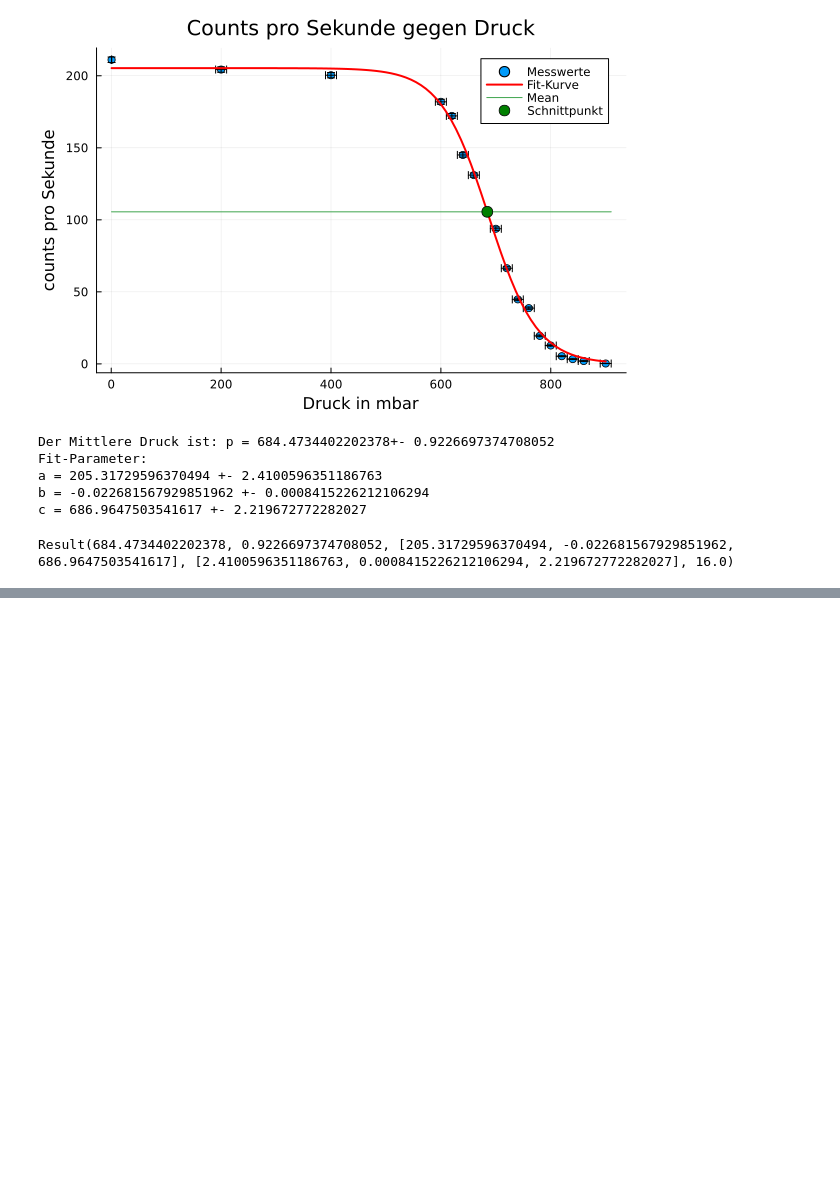
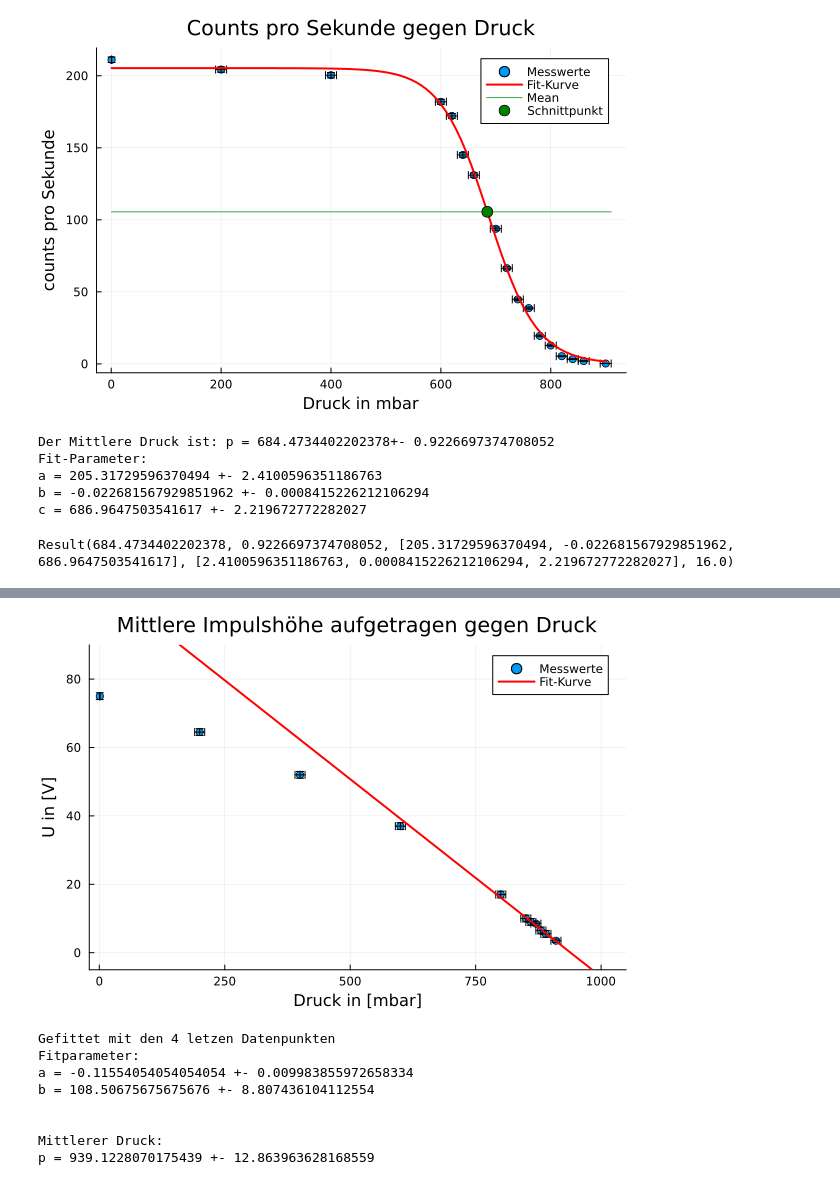
Before and after one commit to Baryonics/pb_ktp_3_3, a Jupyter notebook: code/reichweiten.ipynb, the cells around one changed output, grey strips where cells are left out. Saved outputs shown, nothing was run; the diff lists cells and outputs as text; code cells hidden in the pictures; blank space fills up the shorter version.

```diff
--- a/code/reichweiten.ipynb
+++ b/code/reichweiten.ipynb
@@ -120,0 +145,12 @@ UndefVarError: UndefVarError: `FWHMs` not defined
+# %%
+plot_p_U("d3.csv",4)
+# %% [output]
+[figure, added]
+Gefittet mit den 4 letzen Datenpunkten
+Fitparameter:
+a = -0.11554054054054054 +- 0.009983855972658334
+b = 108.50675675675676 +- 8.807436104112554
+
+
+Mittlerer Druck:
+p = 939.1228070175439 +- 12.863963628168559
```
Also changed, not shown: parts of 7 cells of this notebook, 11 other files.
